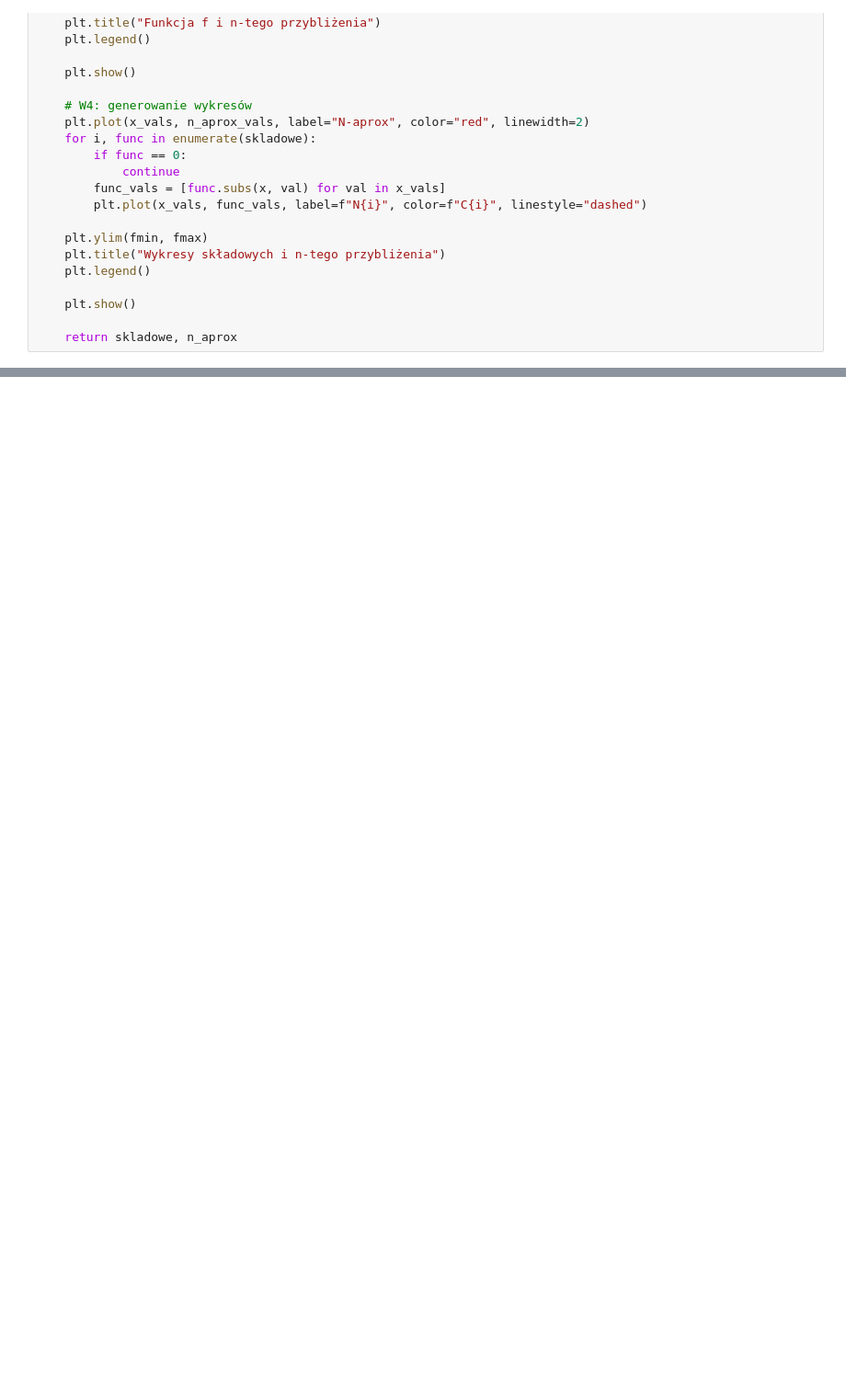
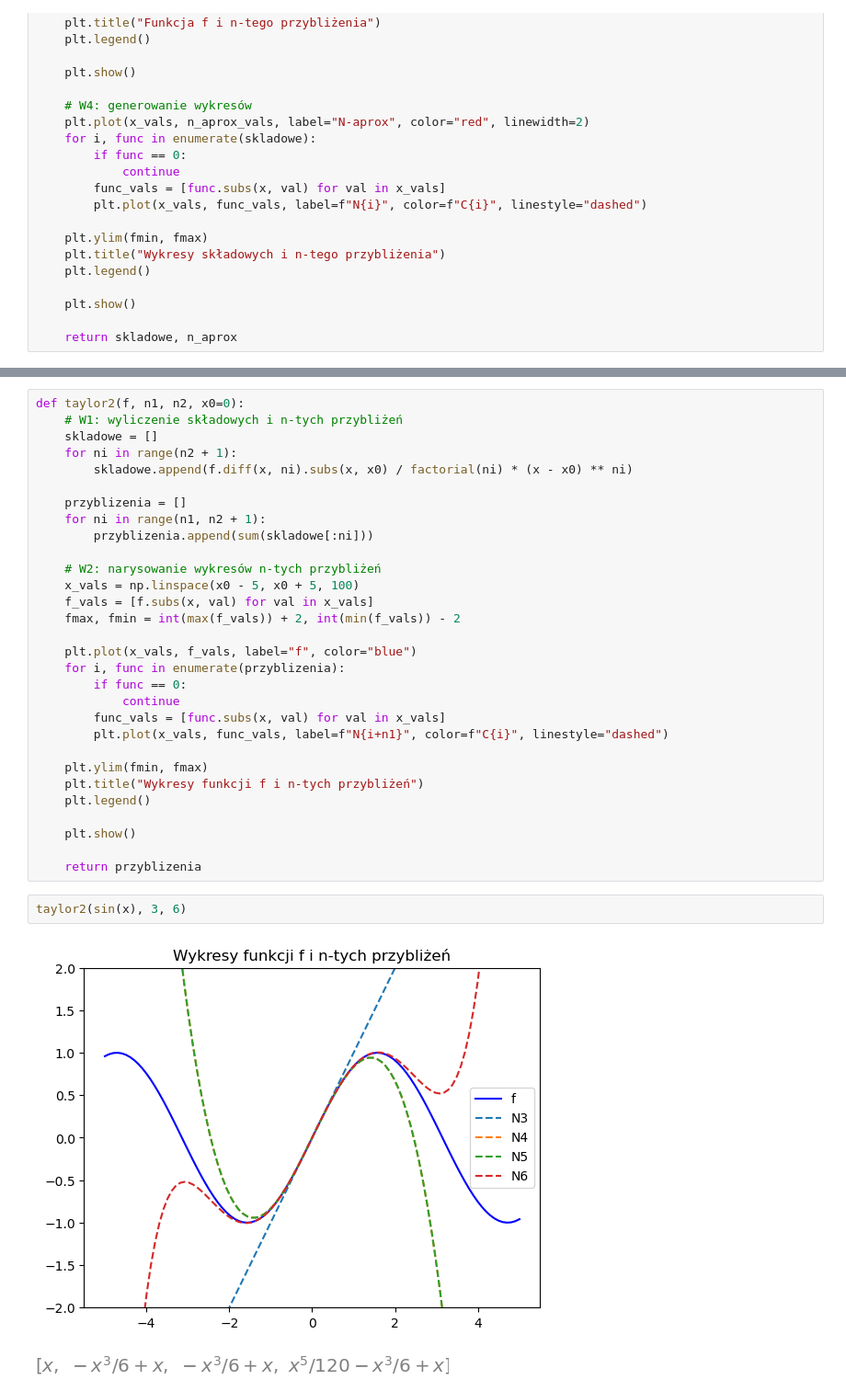
Before and after one commit to pzajaczkowski/ONWP, a Jupyter notebook: lista6/taylor.ipynb, the cells around one changed output, grey strips where cells are left out. Shown at 92% size. Cells and saved outputs as stored; diff of their text form; blank space fills up the shorter version.

```diff
--- a/lista6/taylor.ipynb
+++ b/lista6/taylor.ipynb
@@ -79,0 +82,35 @@ display(n_aprox)
+# %%
+def taylor2(f, n1, n2, x0=0):
+    # W1: wyliczenie składowych i n-tych przybliżeń
+    skladowe = []
+    for ni in range(n2 + 1):
+        skladowe.append(f.diff(x, ni).subs(x, x0) / factorial(ni) * (x - x0) ** ni)
+
+    przyblizenia = []
+    for ni in range(n1, n2 + 1):
+        przyblizenia.append(sum(skladowe[:ni]))
+
+    # W2: narysowanie wykresów n-tych przybliżeń
+    x_vals = np.linspace(x0 - 5, x0 + 5, 100)
+    f_vals = [f.subs(x, val) for val in x_vals]
+    fmax, fmin = int(max(f_vals)) + 2, int(min(f_vals)) - 2
+
+    plt.plot(x_vals, f_vals, label="f", color="blue")
+    for i, func in enumerate(przyblizenia):
+        if func == 0:
+            continue
+        func_vals = [func.subs(x, val) for val in x_vals]
+        plt.plot(x_vals, func_vals, label=f"N{i+n1}", color=f"C{i}", linestyle="dashed")
+
+    plt.ylim(fmin, fmax)
+    plt.title("Wykresy funkcji f i n-tych przybliżeń")
+    plt.legend()
+
+    plt.show()
+
+    return przyblizenia
+# %%
+taylor2(sin(x), 3, 6)
+# %% [output]
+[figure, added]
+[figure, added]
```
Also changed, not shown: parts of 2 cells of this notebook.
